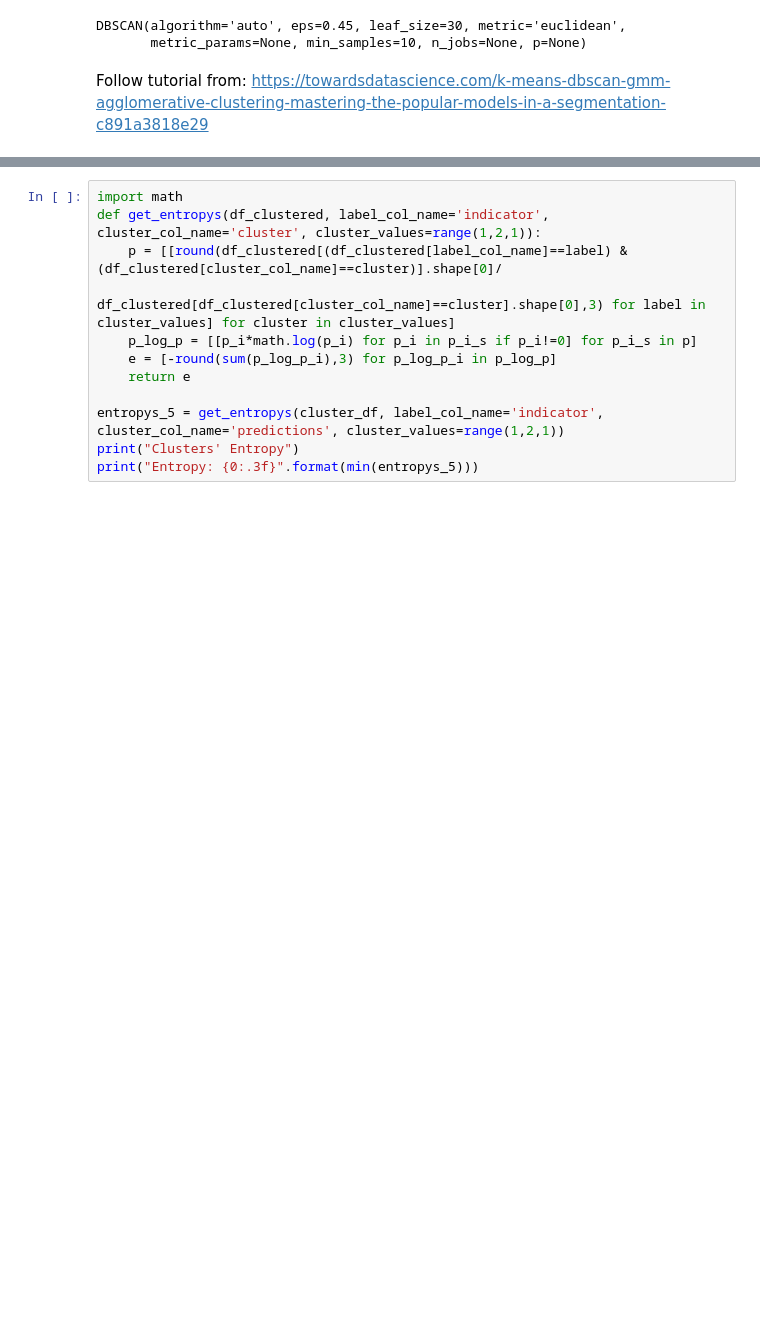
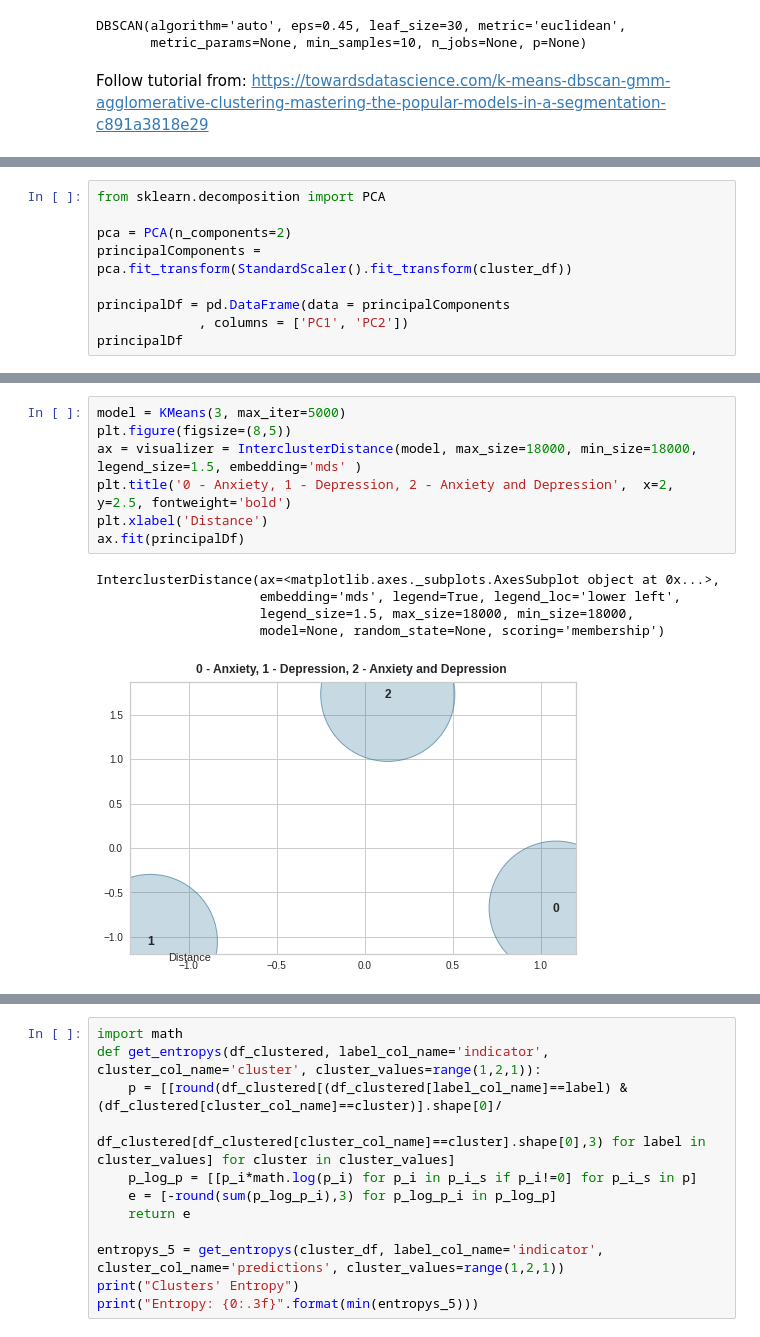
Before and after one commit to christophersingh/Mental-Health-Classification-Research, a Jupyter notebook: Clustering_With_Significant_Twitter.ipynb, the cells around one changed output, grey strips where cells are left out. Drawn from its saved outputs; the diff is of its cells as text; blank space fills up the shorter version.

```diff
--- a/Clustering_With_Significant_Twitter.ipynb
+++ b/Clustering_With_Significant_Twitter.ipynb
@@ -791,0 +810,9 @@ cluster_df = pd.read_csv('./statistically_significant_data.csv')
+# %%
+from sklearn.decomposition import PCA
+
+pca = PCA(n_components=2)
+principalComponents = pca.fit_transform(StandardScaler().fit_transform(cluster_df))
+
+principalDf = pd.DataFrame(data = principalComponents
+             , columns = ['PC1', 'PC2'])
+principalDf
@@ -823,3 +853,16 @@ InterclusterDistance(ax=<matplotlib.axes._subplots.AxesSubplot object at 0x...>,
+# %%
+model = KMeans(3, max_iter=5000)
+plt.figure(figsize=(8,5))
+ax = visualizer = InterclusterDistance(model, max_size=18000, min_size=18000, legend_size=1.5, embedding='mds' )
+plt.title('0 - Anxiety, 1 - Depression, 2 - Anxiety and Depression',  x=2, y=2.5, fontweight='bold')
+plt.xlabel('Distance')
+ax.fit(principalDf)
+# %% [output]
+InterclusterDistance(ax=<matplotlib.axes._subplots.AxesSubplot object at 0x...>,
+                     embedding='mds', legend=True, legend_loc='lower left',
+                     legend_size=1.5, max_size=18000, min_size=18000,
+                     model=None, random_state=None, scoring='membership')
+[figure, added]
 # %%
 cluster_df['indicator'] = cluster_df['indicator'] + 1
 cluster_df['predictions'] = kmeans_1.labels_
```
Also changed, not shown: parts of 17 cells of this notebook.
